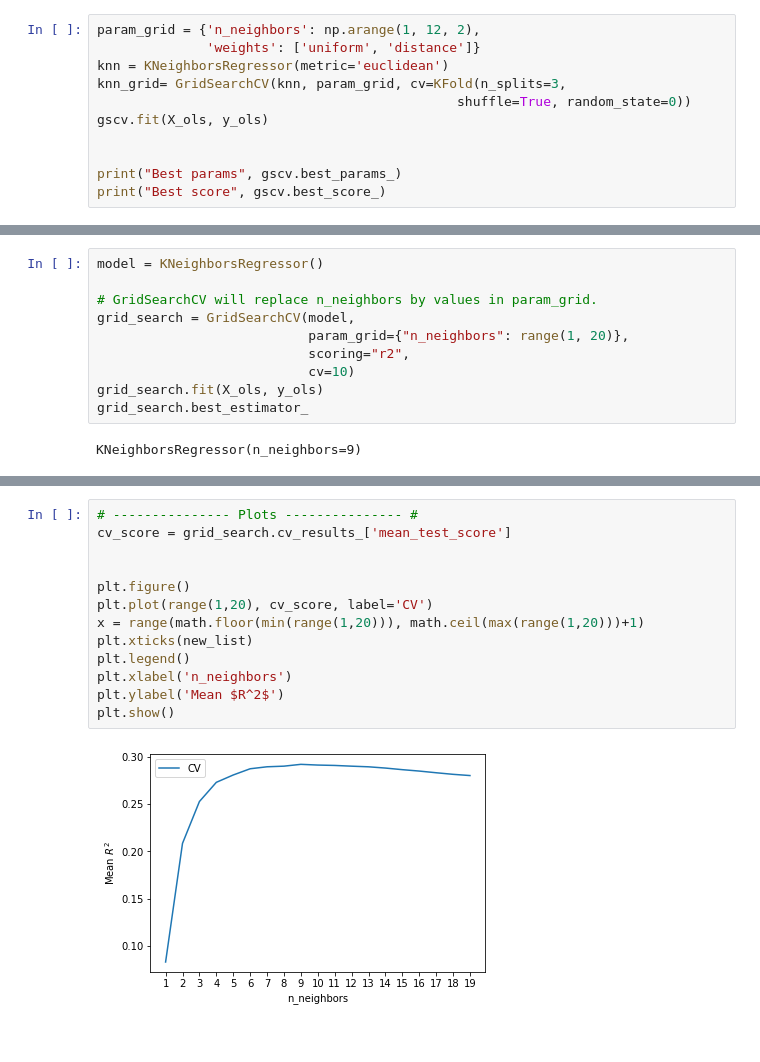
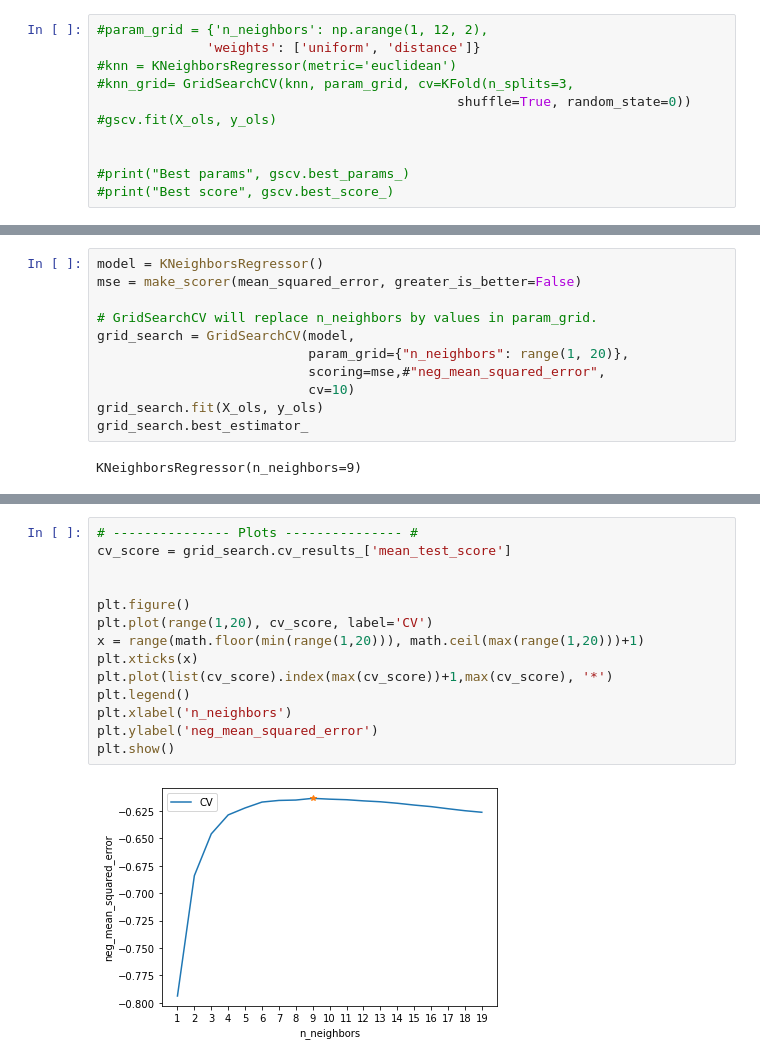
Before and after one commit to HCEhlers/02582_MLComp, a Jupyter notebook: Case1_Holger.ipynb, the cells around one changed output, grey strips where cells are left out. Saved outputs shown, nothing was run; the diff lists cells and outputs as text.

Commit message:
added to knn plot

```diff
--- a/Case1_Holger.ipynb
+++ b/Case1_Holger.ipynb
@@ -535,14 +538,14 @@ print(Betas)
 # %% [markdown]
 ## KNN regression
 # %%
-param_grid = {'n_neighbors': np.arange(1, 12, 2),
+#param_grid = {'n_neighbors': np.arange(1, 12, 2),
               'weights': ['uniform', 'distance']}
-knn = KNeighborsRegressor(metric='euclidean')
-knn_grid= GridSearchCV(knn, param_grid, cv=KFold(n_splits=3,
+#knn = KNeighborsRegressor(metric='euclidean')
+#knn_grid= GridSearchCV(knn, param_grid, cv=KFold(n_splits=3,
                                               shuffle=True, random_state=0))
-gscv.fit(X_ols, y_ols)
+#gscv.fit(X_ols, y_ols)
 
 
-print("Best params", gscv.best_params_)
-print("Best score", gscv.best_score_)
+#print("Best params", gscv.best_params_)
+#print("Best score", gscv.best_score_)
 # %% [output]
@@ -551,10 +553,11 @@ Best score 0.5999431142170307
 # %%
 model = KNeighborsRegressor()
+mse = make_scorer(mean_squared_error, greater_is_better=False)
 
 # GridSearchCV will replace n_neighbors by values in param_grid.
 grid_search = GridSearchCV(model,
                            param_grid={"n_neighbors": range(1, 20)},
-                           scoring="r2",
+                           scoring=mse,#"neg_mean_squared_error",
                            cv=10)
 grid_search.fit(X_ols, y_ols)
 grid_search.best_estimator_
@@ -583,15 +586,16 @@ grid_search.cv_results_
 # %%
 # --------------- Plots --------------- #
 cv_score = grid_search.cv_results_['mean_test_score']
 
 
 plt.figure()
 plt.plot(range(1,20), cv_score, label='CV')
 x = range(math.floor(min(range(1,20))), math.ceil(max(range(1,20)))+1)
-plt.xticks(new_list)
+plt.xticks(x)
+plt.plot(list(cv_score).index(max(cv_score))+1,max(cv_score), '*')
 plt.legend()
 plt.xlabel('n_neighbors')
-plt.ylabel('Mean $R^2$')
+plt.ylabel('neg_mean_squared_error')
 plt.show()
 # %% [output]
-[figure, old version]
+[figure, new version]
```
Also changed, not shown: parts of 3 cells of this notebook.
